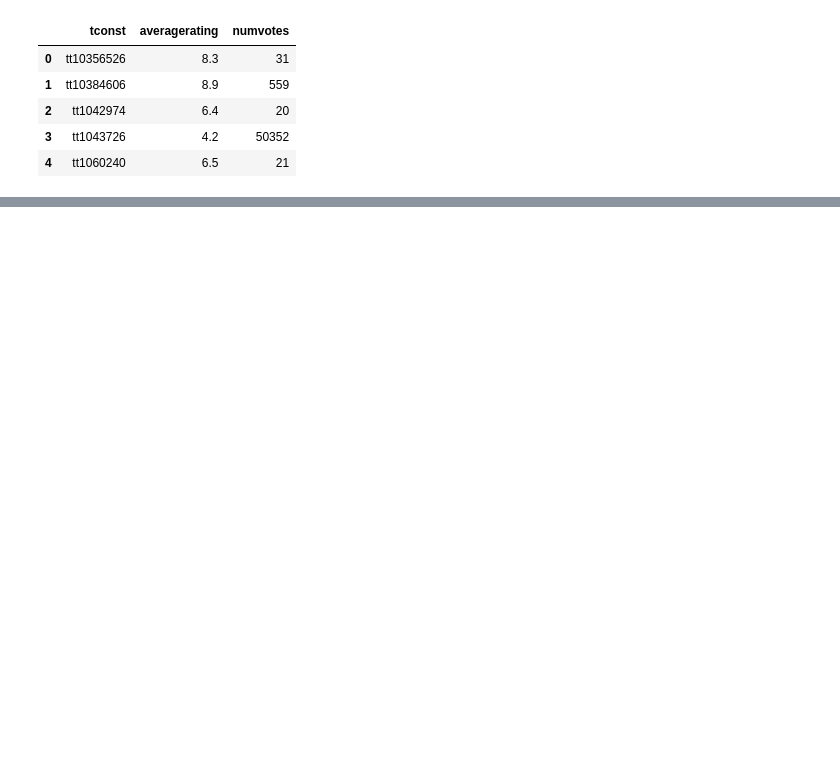
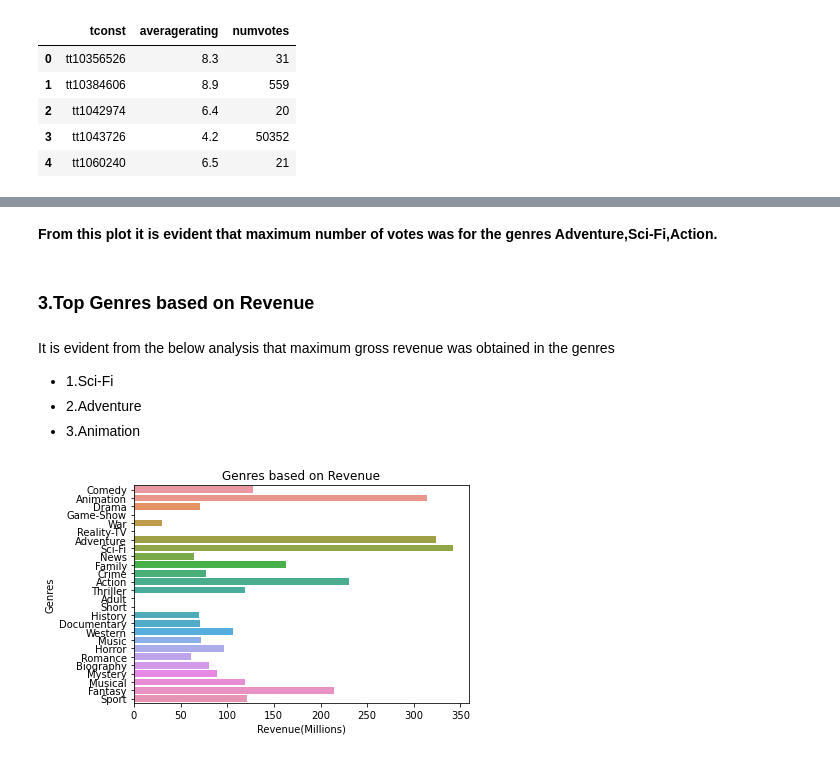
Before and after one commit to AswathiSasikumar/King-County-House-Sales-, a Jupyter notebook: dsc-phase1-project-template.ipynb, the cells around one changed output, grey strips where cells are left out. Drawn from its saved outputs; the diff is of its cells as text; code cells hidden in the pictures; blank space fills up the shorter version.

```diff
--- a/dsc-phase1-project-template.ipynb
+++ b/dsc-phase1-project-template.ipynb
@@ -369,0 +340,3 @@ Questions to consider:
+# %%
+# Adding a column Total gross which is Domestic Gross + Foreign Gross
+bom_gross_df["Total Gross(millions)"] = (bom_gross_df["Foreign_Gross"] + bom_gross_df["Domestic_Gross"])/1000000
@@ -369,0 +356,8 @@ Questions to consider:
+# %%
+genre_revenue = pd.merge(left=bom_gross_df,
+                         right=imdb_merged,
+                         left_on='Title',
+                         right_on='Primary_Title',
+                         how='left')
+genre_revenue=genre_revenue.dropna()
+genre_revenue.info()
@@ -369,0 +431,24 @@ Questions to consider:
+# %% [markdown]
+<b>From this plot it is evident that maximum number of votes was for the genres Adventure,Sci-Fi,Action.</b>
+# %% [markdown]
+### 3.Top Genres based on Revenue
+# %% [markdown]
+It is evident from the below analysis that maximum gross revenue was obtained in the genres
+* 1.Sci-Fi
+* 2.Adventure
+* 3.Animation
+# %%
+x_values = gen
+genre_Revenue_values = {}
+for x in x_values:
+   genre_Revenue_values[x] = genre_revenue[genre_revenue[x] == 1]['Total Gross(millions)'].mean()
+
+genres_names = list(genre_Revenue_values.keys())
+genres_Revenue = list(genre_Revenue_values.values())
+sns.barplot(x = genres_Revenue,y = genres_names)
+plt.xlabel("Revenue(Millions)")
+plt.ylabel("Genres")
+plt.title("Genres based on Revenue")
+plt.show()
+# %% [output]
+[figure, added]
```
Also changed, not shown: parts of 88 cells of this notebook, 5 other files.
